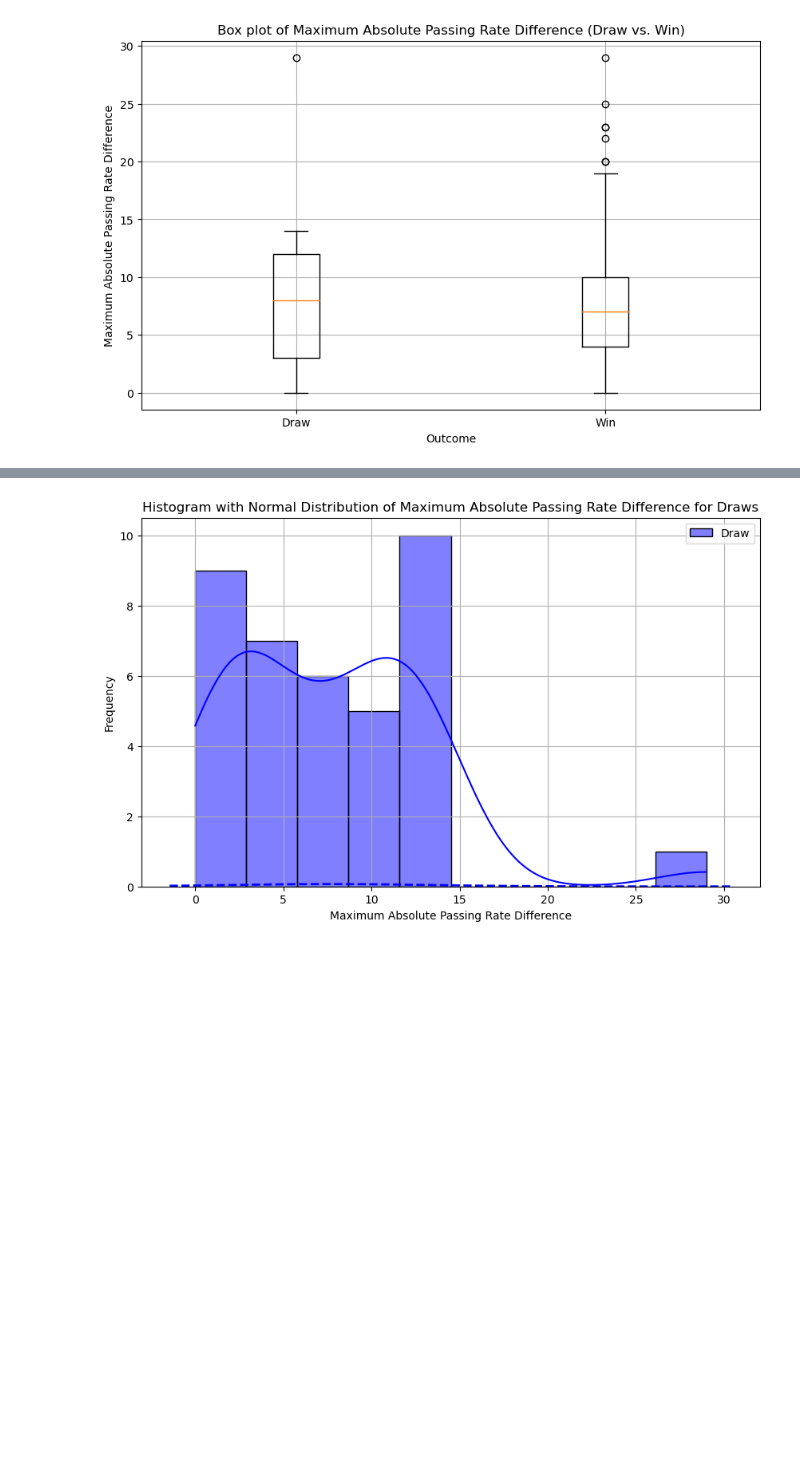
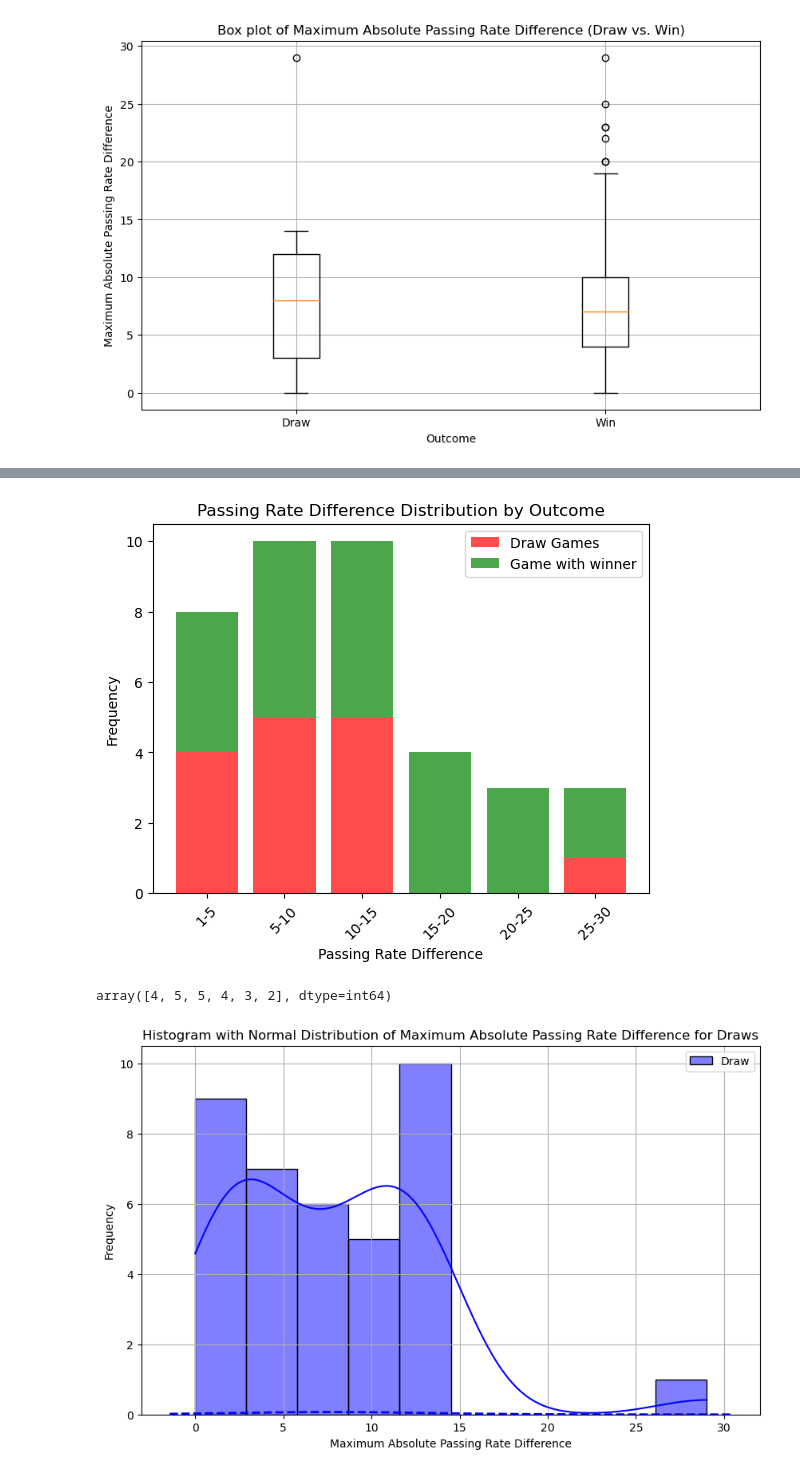
Before and after one commit to sushrutghimire1/Bundesliga-Statistical-Analysis, a Jupyter notebook: Bundesliga Questions.ipynb, the cells around one changed output, grey strips where cells are left out. Saved outputs shown, nothing was run; the diff lists cells and outputs as text; code cells hidden in the pictures; blank space fills up the shorter version.

```diff
--- a/Bundesliga Questions.ipynb
+++ b/Bundesliga Questions.ipynb
@@ -422,3 +436,19 @@ plt.grid(True)
 plt.show()
 # %% [output]
 [figure]
+# %%
+import pandas as pd
+
+filtered_df = df[df['passing_rate_diff'] >= 0][['passing_rate_diff', 'winner_mapped']]
+
+# Map outcome to categorical data
+filtered_df['outcome'] = filtered_df['winner_mapped'].map({'Winner': 1, 'Loser': 1, 'Draw': 0})
+
+# Select required columns
+result = filtered_df[['passing_rate_diff', 'outcome']]
+r_df = result.drop_duplicates()
+print(r_df)
+r_df['greater_than_15'] = (r_df['passing_rate_diff'] > 15).astype(int)
+
+X = r_df[['passing_rate_diff','greater_than_15']]
+y= r_df[['outcome']]
@@ -425,3 +478,35 @@ plt.show()
+# %%
+import numpy as np
+
+# Define bins for categories
+bins = [1, 5, 10, 15, 20, 25, 30]
+
+# Count the number of outcomes in each bin
+outcome_0_counts, _ = np.histogram(r_df[r_df['outcome'] == 0]['passing_rate_diff'], bins=bins)
+outcome_1_counts, _ = np.histogram(r_df[r_df['outcome'] == 1]['passing_rate_diff'], bins=bins)
+
+# Define bin labels
+bin_labels = [f"{bins[i]}-{bins[i+1]}" for i in range(len(bins)-1)]
+
+# Plot the bar chart
+plt.bar(bin_labels, outcome_0_counts, color='red', label='Draw Games', alpha=0.7)
+plt.bar(bin_labels, outcome_1_counts, bottom=outcome_0_counts, color='green', label='Game with winner', alpha=0.7)
+
+# Add labels and legend
+plt.xlabel('Passing Rate Difference')
+plt.ylabel('Frequency')
+plt.title('Passing Rate Difference Distribution by Outcome')
+plt.legend()
+
+# Rotate x-axis labels for better readability
+plt.xticks(rotation=45)
+
+# Show plot
+plt.show()
+outcome_1_counts
+# %% [output]
+[figure, added]
+array([4, 5, 5, 4, 3, 2], dtype=int64)
 # %%
 # Plot histogram with normal distribution curve for draws
 plt.figure(figsize=(10, 6))
```
Also changed, not shown: parts of 6 cells of this notebook.
